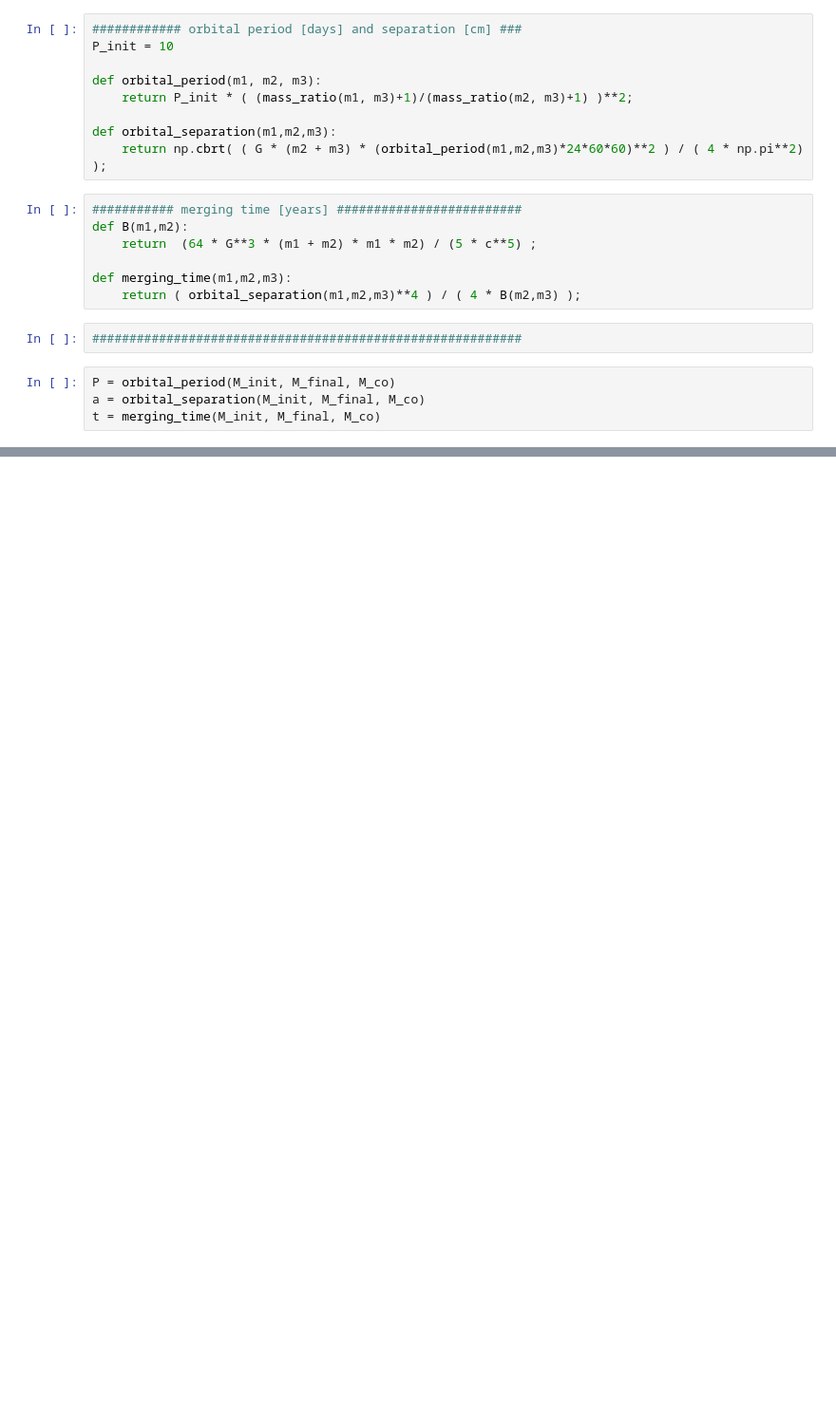
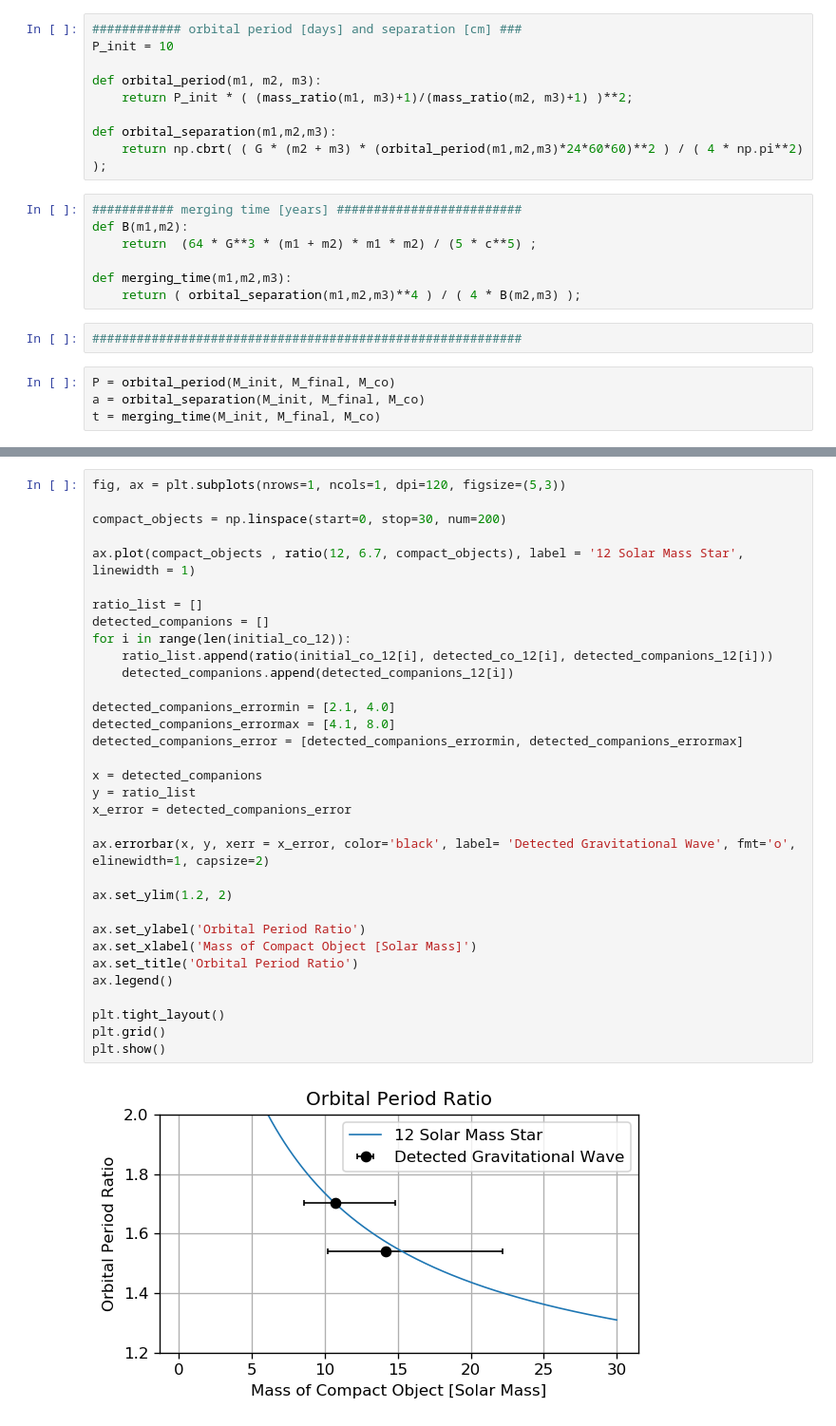
Before and after one commit to Louis-mat/Stellar-Winds, a Jupyter notebook: StellarWindsNotebook.ipynb, the cells around one changed output, grey strips where cells are left out. Shown: that part at 95% size. Saved outputs shown, nothing was run; the diff lists cells and outputs as text; blank space fills up the shorter version.

```diff
--- a/StellarWindsNotebook.ipynb
+++ b/StellarWindsNotebook.ipynb
@@ -52,0 +146,35 @@ P,a,t
+# %%
+fig, ax = plt.subplots(nrows=1, ncols=1, dpi=120, figsize=(5,3))
+
+compact_objects = np.linspace(start=0, stop=30, num=200)
+
+ax.plot(compact_objects , ratio(12, 6.7, compact_objects), label = '12 Solar Mass Star', linewidth = 1)
+
+ratio_list = []
+detected_companions = []
+for i in range(len(initial_co_12)):
+    ratio_list.append(ratio(initial_co_12[i], detected_co_12[i], detected_companions_12[i]))
+    detected_companions.append(detected_companions_12[i])
+
+detected_companions_errormin = [2.1, 4.0]
+detected_companions_errormax = [4.1, 8.0]
+detected_companions_error = [detected_companions_errormin, detected_companions_errormax]
+
+x = detected_companions
+y = ratio_list
+x_error = detected_companions_error
+
+ax.errorbar(x, y, xerr = x_error, color='black', label= 'Detected Gravitational Wave', fmt='o', elinewidth=1, capsize=2)
+
+ax.set_ylim(1.2, 2)
+
+ax.set_ylabel('Orbital Period Ratio')
+ax.set_xlabel('Mass of Compact Object [Solar Mass]')
+ax.set_title('Orbital Period Ratio')
+ax.legend()
+
+plt.tight_layout()
+plt.grid()
+plt.show()
+# %% [output]
+[figure, added]
```
Also changed, not shown: parts of 6 cells of this notebook.
